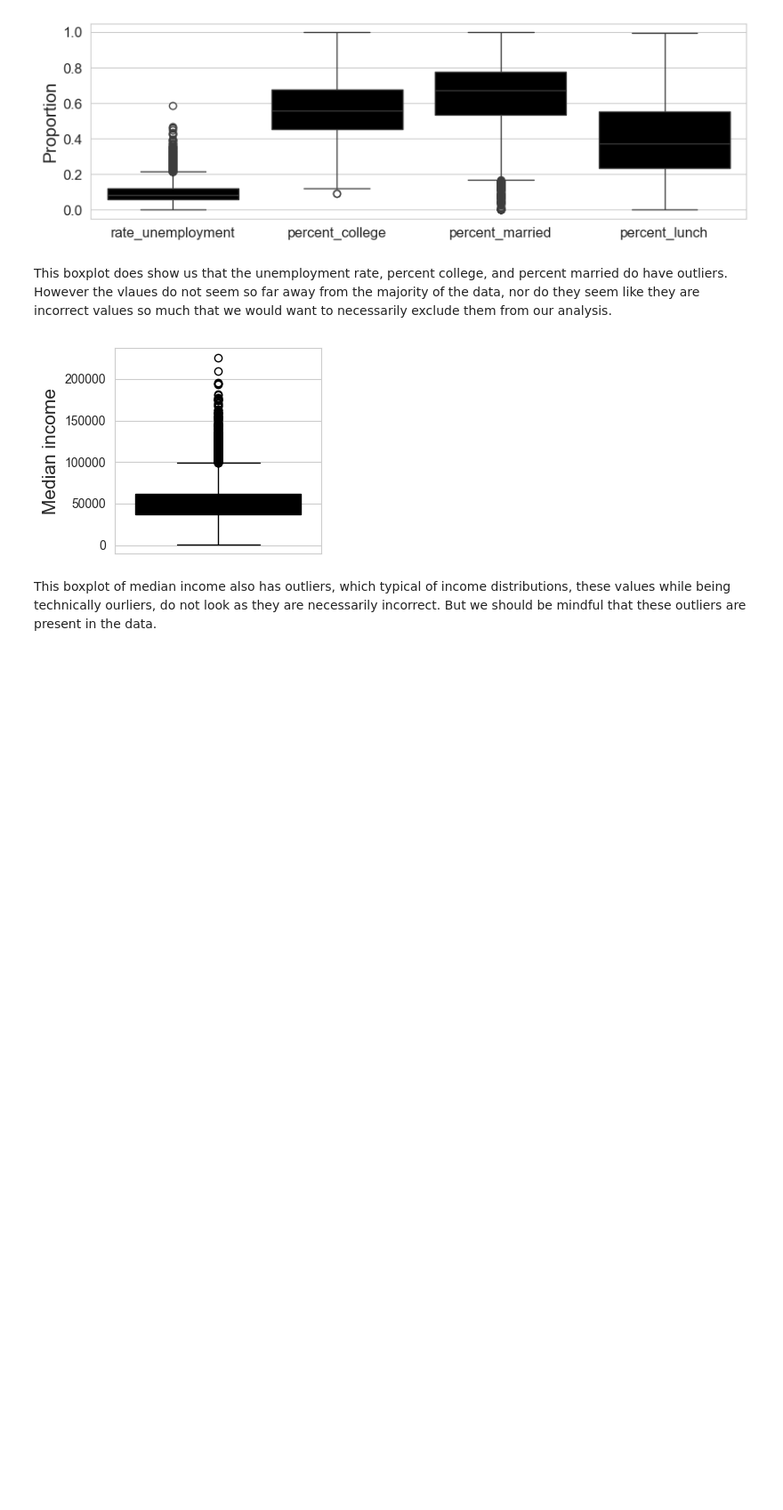
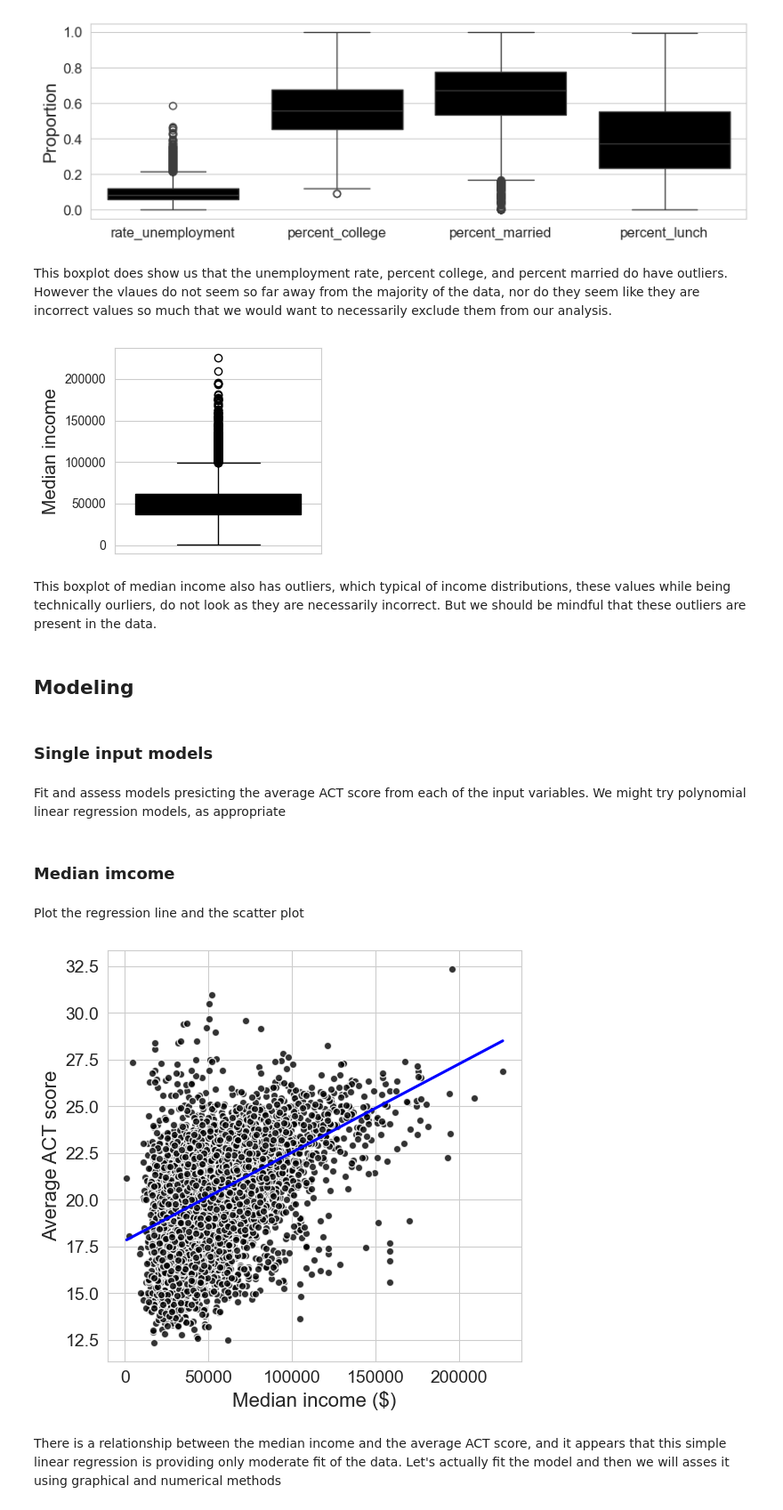
Before and after one commit to TheCong07/data-5100-foundations-of-data-science, a Jupyter notebook: education/code/Education.ipynb, the cells around one changed output. Shown at 89% size. Drawn from its saved outputs; the diff is of its cells as text; code cells hidden in the pictures; blank space fills up the shorter version.

Commit message:
added model

```diff
--- a/education/code/Education.ipynb
+++ b/education/code/Education.ipynb
@@ -567,3 +569,34 @@ plt.show()
 [figure]
 # %% [markdown]
 This boxplot of median income also has outliers, which typical of income distributions, these values while being technically ourliers, do not look as they are necessarily incorrect. But we should be mindful that these outliers are present in the data.
+# %% [markdown]
+## Modeling
+# %% [markdown]
+### Single input models
+# %% [markdown]
+Fit and assess models presicting the average ACT score from each of the input variables. We might try polynomial linear regression models, as appropriate
+# %% [markdown]
+### Median imcome
+# %% [markdown]
+Plot the regression line and the scatter plot
+# %%
+plt.figure(figsize=(6,6))
+
+sns.regplot(data=df,
+            x='median_income',
+            y='average_act',
+            color='blue',
+            ci=False,
+            scatter_kws={'color': 'black', 'edgecolors': 'white', 'linewidths': 1}
+            )
+
+plt.xlabel('Median income ($)', fontsize=16)
+plt.ylabel('Average ACT score', fontsize=16)
+
+plt.tick_params(labelsize=14)
+
+plt.show()
+# %% [output]
+[figure, added]
+# %% [markdown]
+There is a relationship between the median income and the average ACT score, and it appears that this simple linear regression is providing only moderate fit of the data. Let's actually fit the model and then we will asses it using graphical and numerical methods
```
Also changed, not shown: parts of 14 cells of this notebook, 1 other file.
